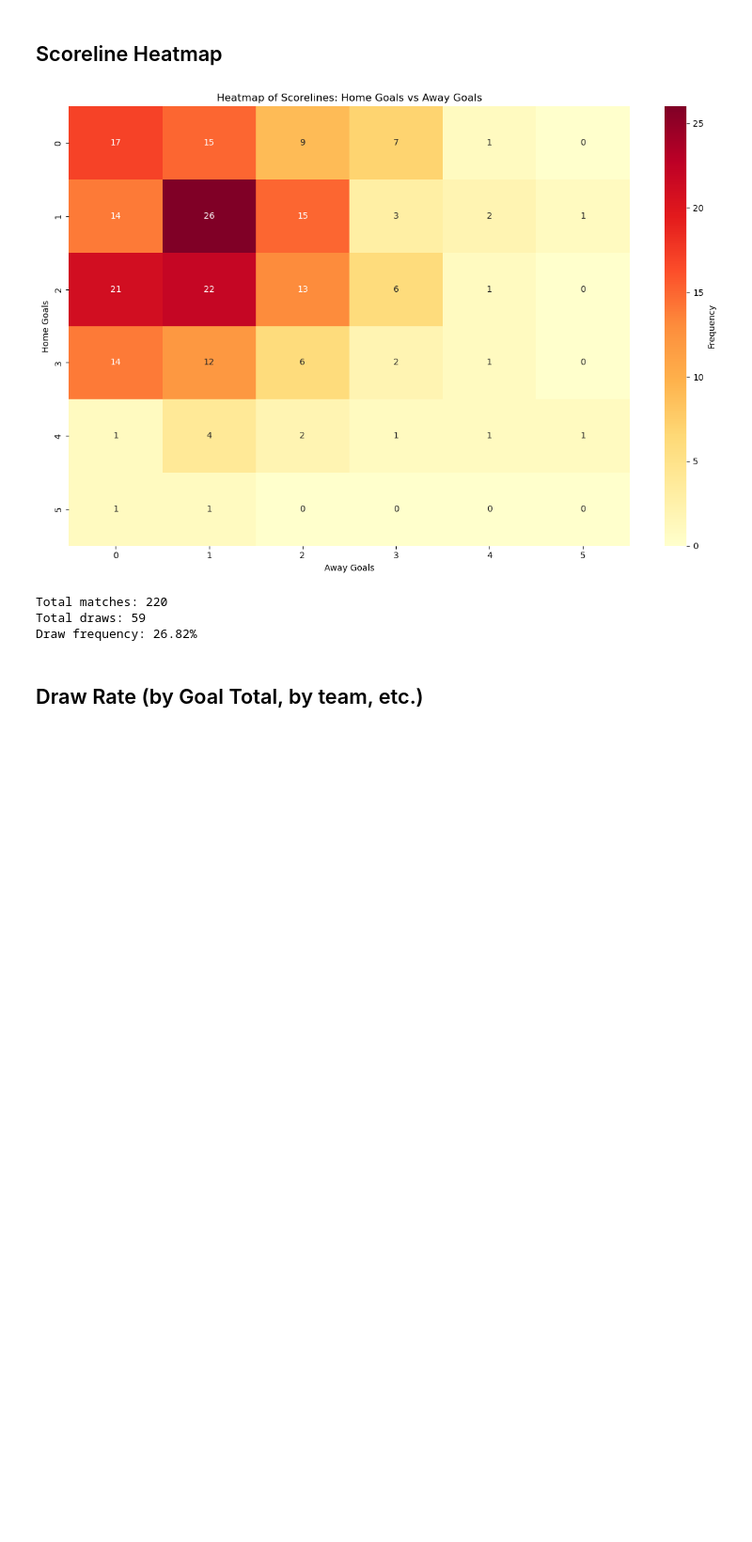
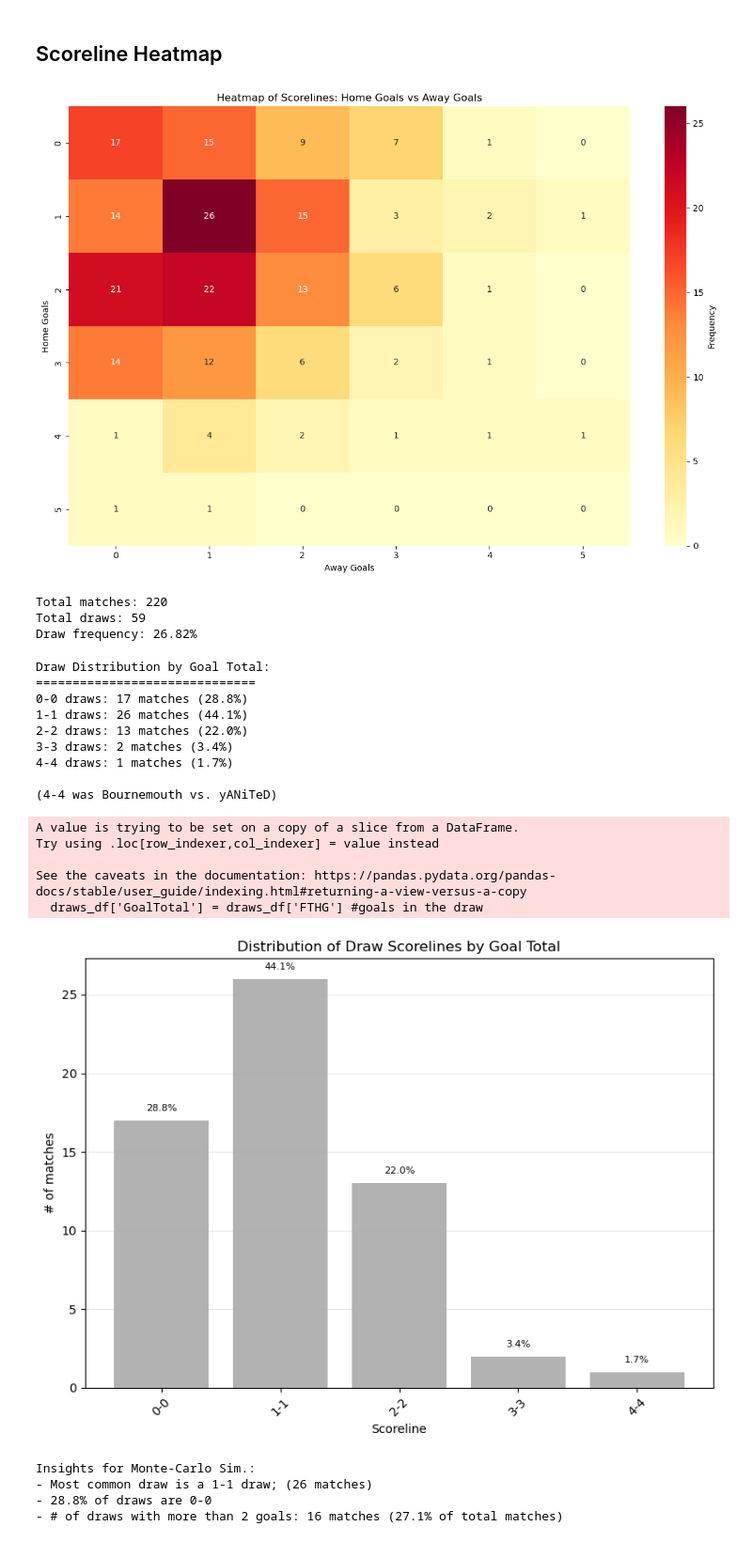
Before and after one commit to kevzho/PLForecast, a Jupyter notebook: notebooks/match-level-eda.ipynb, the cells around one changed output. Shown at 94% size. Drawn from its saved outputs; the diff is of its cells as text; code cells hidden in the pictures; blank space fills up the shorter version.

Commit message:
Draw Analysis and EDA

```diff
--- a/notebooks/match-level-eda.ipynb
+++ b/notebooks/match-level-eda.ipynb
@@ -219,5 +222,65 @@ print(f"Draw frequency: {draw_percentage:.2f}%")
 Total matches: 220
 Total draws: 59
 Draw frequency: 26.82%
-# %% [markdown]
-## Draw Rate (by Goal Total, by team, etc.)
+# %%
+#checking for draws
+
+draws_df = df[df['FTHG'] == df['FTAG']]
+draws_df['GoalTotal'] = draws_df['FTHG'] #goals in the draw
+
+draws_by_total = draws_df['GoalTotal'].value_counts().sort_index()
+
+draws_by_total_pct = (draws_by_total / draws_by_total.sum() * 100).round(3)
+print("Draw Distribution by Goal Total:")
+print("="*30)
+
+for g, cnt in draws_by_total.items():
+    pct = draws_by_total_pct[g]
+    print(f"{g}-{g} draws: {cnt} matches ({pct:.1f}%)")
+
+print("\n(4-4 was Bournemouth vs. yANiTeD)\n")
+
+
+plt.figure(figsize=(8, 6))
+bars = plt.bar((draws_by_total.index).astype(str) + '-' + (draws_by_total.index).astype(str),
+               draws_by_total.values, color='grey', alpha=0.6)
+
+plt.xlabel('Scoreline')
+plt.ylabel('# of matches')
+plt.title('Distribution of Draw Scorelines by Goal Total')
+
+plt.xticks(rotation=45)
+plt.grid(axis='y', alpha=0.3)
+
+#adding percentage labels
+for bar, pct in zip(bars, draws_by_total_pct):
+    plt.text(bar.get_x() + bar.get_width()/2, bar.get_height() + 0.5,
+             f'{pct:.1f}%', ha='center', va='bottom', fontsize=8)
+
+plt.tight_layout()
+plt.show()
+
+print(f"\nInsights for Monte-Carlo Sim.:")
+print(f"- Most common draw is a {draws_by_total.idxmax()}-{draws_by_total.idxmax()} draw; ({draws_by_total.max()} matches)")
+print(f"- {draws_by_total_pct.loc[0]:.1f}% of draws are 0-0")
+print(f"- # of draws with more than 2 goals: {draws_by_total[draws_by_total.index >= 2].sum()} matches ({draws_by_total_pct[draws_by_total.index >= 2].sum():.1f}% of total matches)")
+# %% [output]
+Draw Distribution by Goal Total:
+==============================
+0-0 draws: 17 matches (28.8%)
+1-1 draws: 26 matches (44.1%)
+2-2 draws: 13 matches (22.0%)
+3-3 draws: 2 matches (3.4%)
+4-4 draws: 1 matches (1.7%)
+
+(4-4 was Bournemouth vs. yANiTeD)
+A value is trying to be set on a copy of a slice from a DataFrame.
+Try using .loc[row_indexer,col_indexer] = value instead
+
+See the caveats in the documentation: https://pandas.pydata.org/pandas-docs/stable/user_guide/indexing.html#returning-a-view-versus-a-copy
+  draws_df['GoalTotal'] = draws_df['FTHG'] #goals in the draw
+[figure, added]
+Insights for Monte-Carlo Sim.:
+- Most common draw is a 1-1 draw; (26 matches)
+- 28.8% of draws are 0-0
+- # of draws with more than 2 goals: 16 matches (27.1% of total matches)
```
Also changed, not shown: parts of 6 cells of this notebook, 1 other file.
